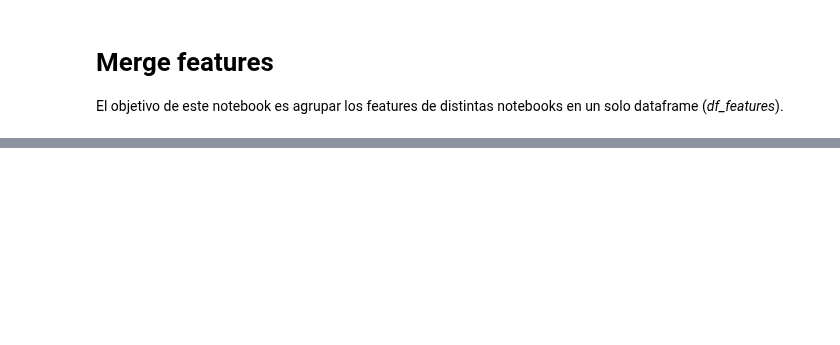
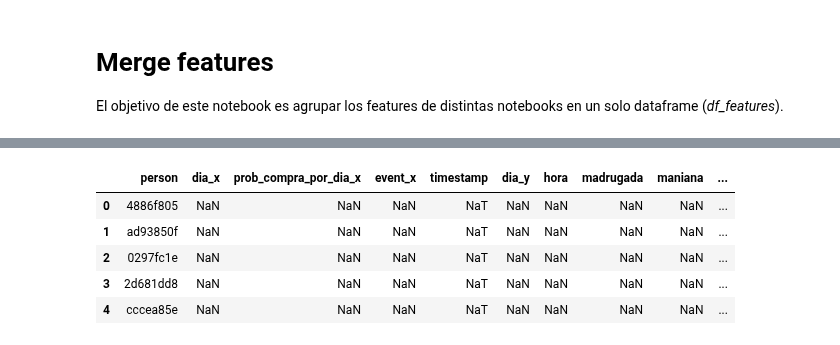
Before and after one commit to seblaz/7506-datos-tp2, a Jupyter notebook: Features/Merge features.ipynb, the cells around one changed output, grey strips where cells are left out. Drawn from its saved outputs; the diff is of its cells as text; code cells hidden in the pictures; blank space fills up the shorter version.

```diff
--- a/Features/Merge features.ipynb
+++ b/Features/Merge features.ipynb
@@ -41,0 +61,9 @@ df_features.head()
+# %%
+df_features.head()
+# %% [output]
+|  | person | dia_x | prob_compra_por_dia_x | event_x | timestamp | dia_y | hora | madrugada | maniana | ... |
+| 0 | 4886f805 | NaN | NaN | NaN | NaT | NaN | NaN | NaN | NaN | ... |
+| 1 | ad93850f | NaN | NaN | NaN | NaT | NaN | NaN | NaN | NaN | ... |
+| 2 | 0297fc1e | NaN | NaN | NaN | NaT | NaN | NaN | NaN | NaN | ... |
+| 3 | 2d681dd8 | NaN | NaN | NaN | NaT | NaN | NaN | NaN | NaN | ... |
+| 4 | cccea85e | NaN | NaN | NaN | NaT | NaN | NaN | NaN | NaN | ... |
```
Also changed, not shown: parts of 9 cells of this notebook, 1 other file.
